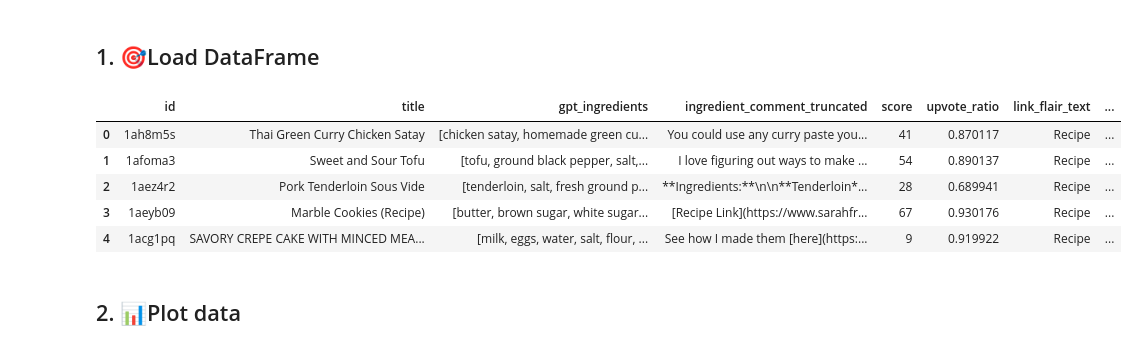
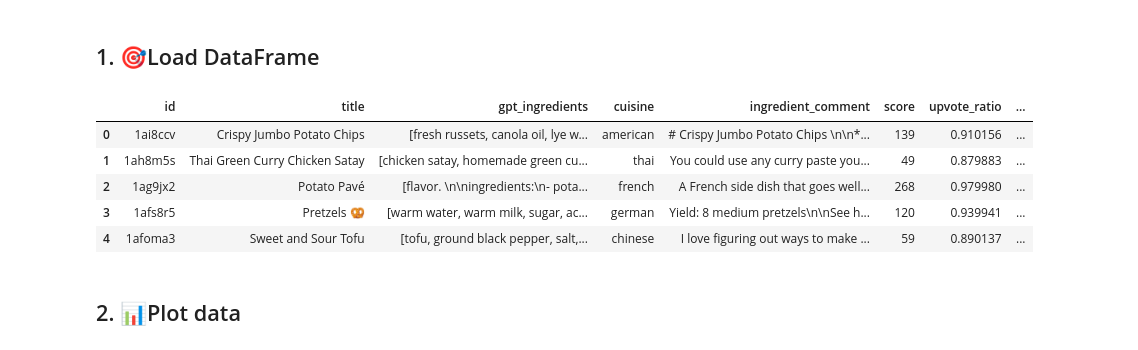
Before and after one commit to lse-ds105/ds105a-project-chadgpt, a Jupyter notebook: notebooks/04 Analysis of Reddit Data.ipynb, the cells around one changed output. Saved outputs shown, nothing was run; the diff lists cells and outputs as text; code cells hidden in the pictures.

```diff
--- a/notebooks/04 Analysis of Reddit Data.ipynb
+++ b/notebooks/04 Analysis of Reddit Data.ipynb
@@ -9,13 +11,13 @@ from pprint import pprint
 ## 1. 🎯Load DataFrame
 # %%
 # Load the DataFrame from the file
-filtered_df_posts = pd.read_json('../data/cleaned_posts_with_ingredient_list.json')
+filtered_df_posts = pd.read_json('../data/cleaned_posts_with_cuisine_and_ingredient_list.json')
 filtered_df_posts.head()
 # %% [output]
-|  | id | title | gpt_ingredients | ingredient_comment_truncated | score | upvote_ratio | link_flair_text | ... |
-| 0 | 1ah8m5s | Thai Green Curry Chicken Satay | [chicken satay, homemade green cu... | You could use any curry paste you... | 41 | 0.870117 | Recipe | ... |
-| 1 | 1afoma3 | Sweet and Sour Tofu | [tofu, ground black pepper, salt,... | I love figuring out ways to make ... | 54 | 0.890137 | Recipe | ... |
-| 2 | 1aez4r2 | Pork Tenderloin Sous Vide | [tenderloin, salt, fresh ground p... | **Ingredients:**\n\n**Tenderloin*... | 28 | 0.689941 | Recipe | ... |
-| 3 | 1aeyb09 | Marble Cookies (Recipe) | [butter, brown sugar, white sugar... | [Recipe Link](https://www.sarahfr... | 67 | 0.930176 | Recipe | ... |
-| 4 | 1acg1pq | SAVORY CREPE CAKE WITH MINCED MEA... | [milk, eggs, water, salt, flour, ... | See how I made them [here](https:... | 9 | 0.919922 | Recipe | ... |
+|  | id | title | gpt_ingredients | cuisine | ingredient_comment | score | upvote_ratio | ... |
+| 0 | 1ai8ccv | Crispy Jumbo Potato Chips | [fresh russets, canola oil, lye w... | american | # Crispy Jumbo Potato Chips \n\n*... | 139 | 0.910156 | ... |
+| 1 | 1ah8m5s | Thai Green Curry Chicken Satay | [chicken satay, homemade green cu... | thai | You could use any curry paste you... | 49 | 0.879883 | ... |
+| 2 | 1ag9jx2 | Potato Pavé | [flavor. \n\ningredients:\n- pota... | french | A French side dish that goes well... | 268 | 0.979980 | ... |
+| 3 | 1afs8r5 | Pretzels 🥨 | [warm water, warm milk, sugar, ac... | german | Yield: 8 medium pretzels\n\nSee h... | 120 | 0.939941 | ... |
+| 4 | 1afoma3 | Sweet and Sour Tofu | [tofu, ground black pepper, salt,... | chinese | I love figuring out ways to make ... | 59 | 0.890137 | ... |
 # %%
```
Also changed, not shown: parts of 2 cells of this notebook, 3 other files.
